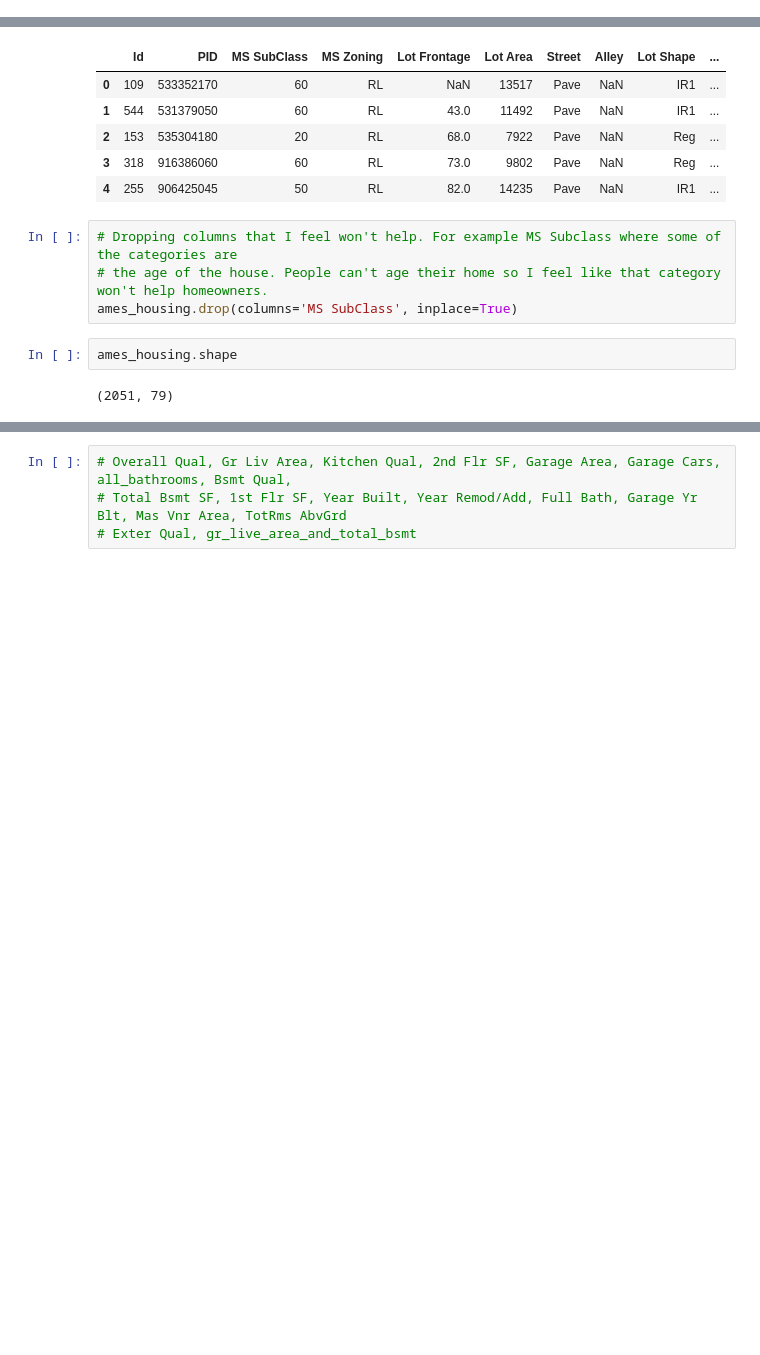
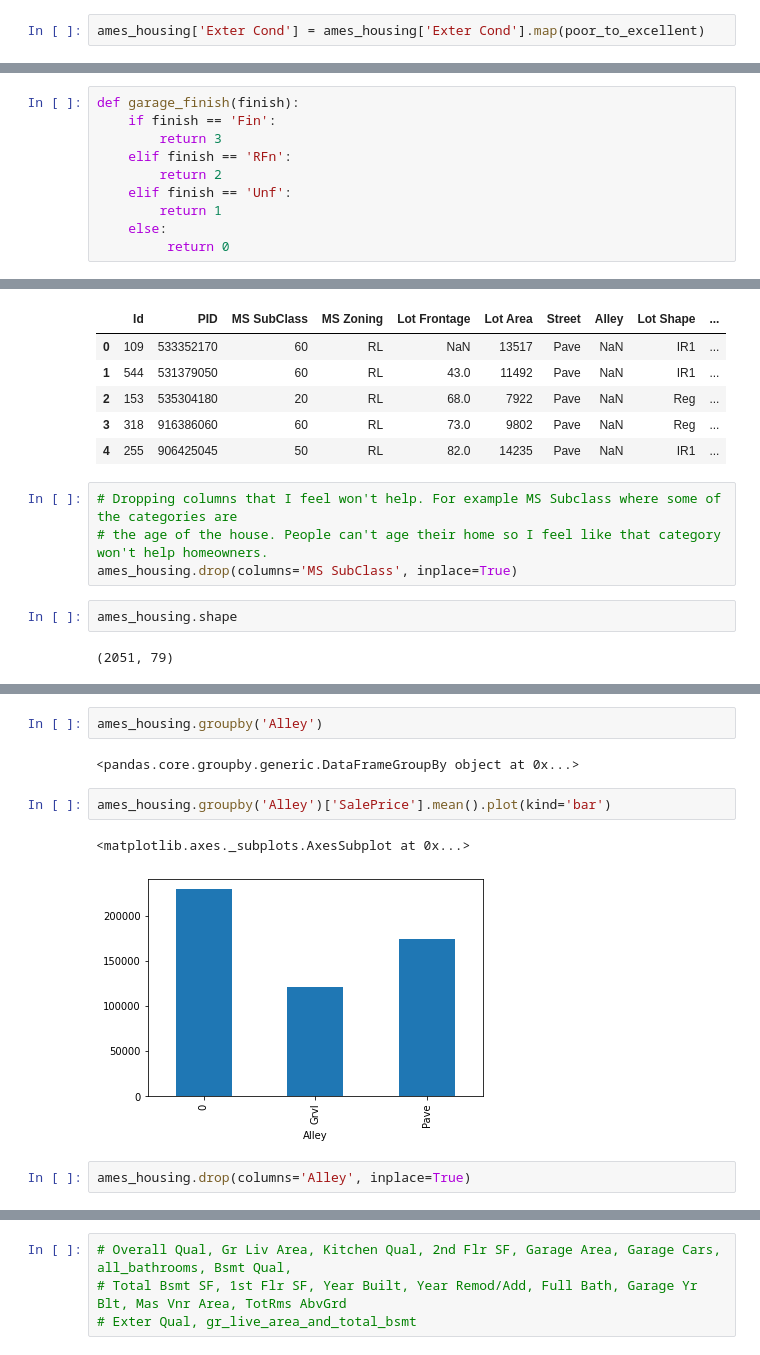
Before and after one commit to roycephillipsjr/GA_project_2, a Jupyter notebook: code/01_EDA_and_Cleaning.ipynb, the cells around one changed output, grey strips where cells are left out. Saved outputs shown, nothing was run; the diff lists cells and outputs as text; blank space fills up the shorter version.

```diff
--- a/code/01_EDA_and_Cleaning.ipynb
+++ b/code/01_EDA_and_Cleaning.ipynb
@@ -589,0 +603,2 @@ Name: Exter Qual, dtype: int64
+# %%
+ames_housing['Exter Cond'] = ames_housing['Exter Cond'].map(poor_to_excellent)
@@ -948,0 +1043,10 @@ Name: Garage Cond, dtype: int64
+# %%
+def garage_finish(finish):
+    if finish == 'Fin':
+        return 3
+    elif finish == 'RFn':
+        return 2
+    elif finish == 'Unf':
+        return 1
+    else:
+         return 0
@@ -1362,0 +1544,11 @@ ames_housing.shape
+# %%
+ames_housing.groupby('Alley')
+# %% [output]
+<pandas.core.groupby.generic.DataFrameGroupBy object at 0x...>
+# %%
+ames_housing.groupby('Alley')['SalePrice'].mean().plot(kind='bar')
+# %% [output]
+<matplotlib.axes._subplots.AxesSubplot at 0x...>
+[figure, added]
+# %%
+ames_housing.drop(columns='Alley', inplace=True)
```
Also changed, not shown: parts of 62 cells of this notebook, 4 other files.
